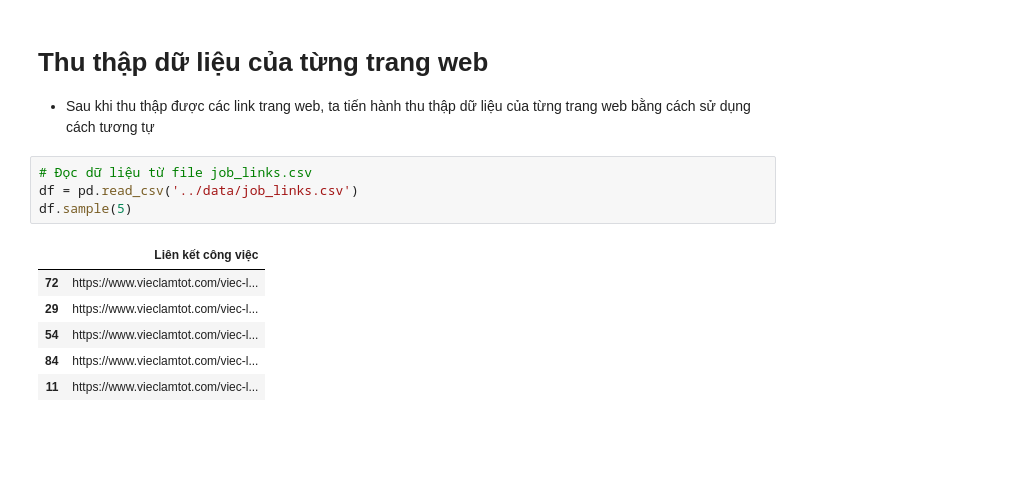
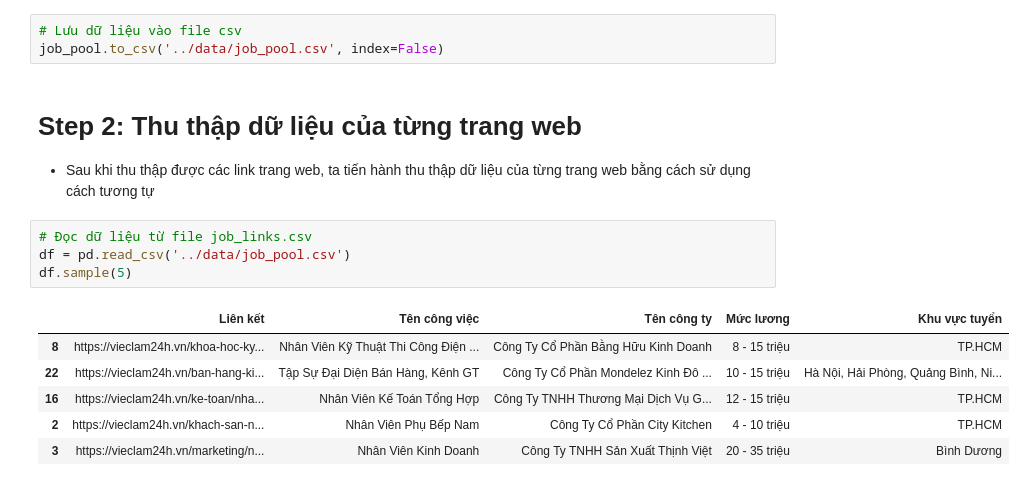
Before and after one commit to HungLVT/NMKHDL, a Jupyter notebook: notebooks/1.0-data-collecting.ipynb, the cells around one changed output. Cells and saved outputs as stored; diff of their text form; blank space fills up the shorter version.

```diff
--- a/notebooks/1.0-data-collecting.ipynb
+++ b/notebooks/1.0-data-collecting.ipynb
@@ -60,14 +88,17 @@ https://www.vieclamtot.com/viec-lam?page=2
+# %%
+# Lưu dữ liệu vào file csv
+job_pool.to_csv('../data/job_pool.csv', index=False)
 # %% [markdown]
-# Thu thập dữ liệu của từng trang web
+# Step 2: Thu thập dữ liệu của từng trang web
 - Sau khi thu thập được các link trang web, ta tiến hành thu thập dữ liệu của từng trang web bằng cách sử dụng cách tương tự
 # %%
 # Đọc dữ liệu từ file job_links.csv
-df = pd.read_csv('../data/job_links.csv')
+df = pd.read_csv('../data/job_pool.csv')
 df.sample(5)
 # %% [output]
-|  | Liên kết công việc |
-| 72 | https://www.vieclamtot.com/viec-l... |
-| 29 | https://www.vieclamtot.com/viec-l... |
-| 54 | https://www.vieclamtot.com/viec-l... |
-| 84 | https://www.vieclamtot.com/viec-l... |
-| 11 | https://www.vieclamtot.com/viec-l... |
+|  | Liên kết | Tên công việc | Tên công ty | Mức lương | Khu vực tuyển |
+| 8 | https://vieclam24h.vn/khoa-hoc-ky... | Nhân Viên Kỹ Thuật Thi Công Điện ... | Công Ty Cổ Phần Bằng Hữu Kinh Doanh | 8 - 15 triệu | TP.HCM |
+| 22 | https://vieclam24h.vn/ban-hang-ki... | Tập Sự Đại Diện Bán Hàng, Kênh GT | Công Ty Cổ Phần Mondelez Kinh Đô ... | 10 - 15 triệu | Hà Nội, Hải Phòng, Quảng Bình, Ni... |
+| 16 | https://vieclam24h.vn/ke-toan/nha... | Nhân Viên Kế Toán Tổng Hợp | Công Ty TNHH Thương Mại Dịch Vụ G... | 12 - 15 triệu | TP.HCM |
+| 2 | https://vieclam24h.vn/khach-san-n... | Nhân Viên Phụ Bếp Nam | Công Ty Cổ Phần City Kitchen | 4 - 10 triệu | TP.HCM |
+| 3 | https://vieclam24h.vn/marketing/n... | Nhân Viên Kinh Doanh | Công Ty TNHH Sản Xuất Thịnh Việt | 20 - 35 triệu | Bình Dương |
```
Also changed, not shown: parts of 18 cells of this notebook, 5 other files.
